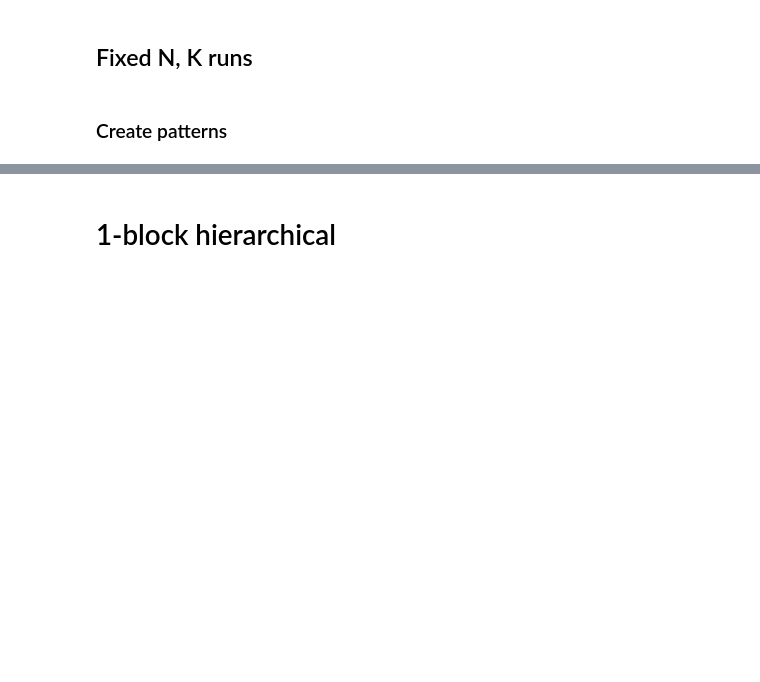
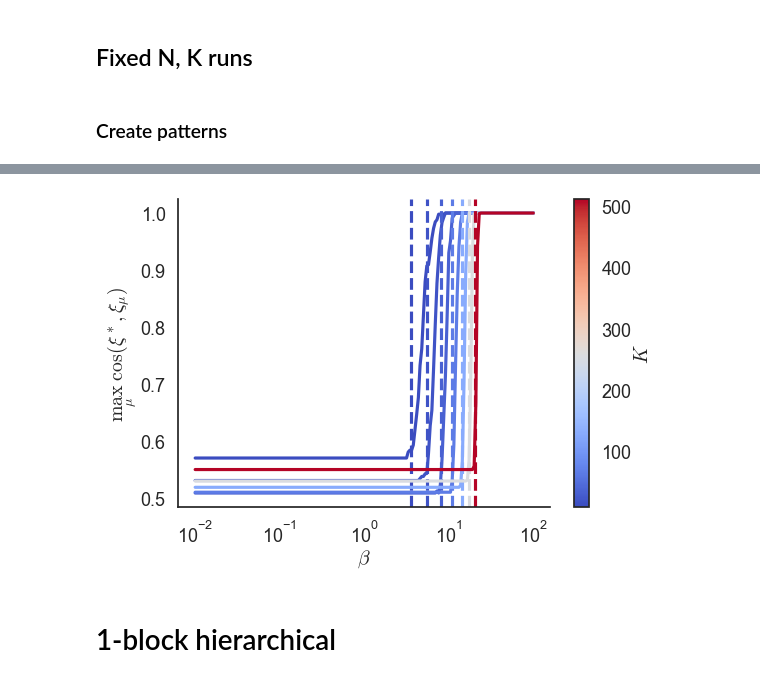
Before and after one commit to vicioms/MHN-Bif, a Jupyter notebook: testing_mhn.ipynb, the cells around one changed output, grey strips where cells are left out. Cells and saved outputs as stored; diff of their text form; code cells hidden in the pictures; blank space fills up the shorter version.

```diff
--- a/testing_mhn.ipynb
+++ b/testing_mhn.ipynb
@@ -60,12 +69,11 @@ for K in pbar:
     weights_fp_centered = torch.cat(weights_fp_centered, dim=0)
     H_fp = get_entropies(weights_fp).mean(dim=0)
     H_fp_centered = get_entropies(weights_fp_centered).mean(dim=0)
-    torch.save({ "N" : N, "K": K,
-                "betas": betas.cpu().numpy(),
-                 "patterns": patterns_collection.cpu().numpy(),
-                 "weights_fp": weights_fp.cpu().numpy(),
-                 "weights_fp_centered": weights_fp_centered.cpu().numpy()},
-                 "local_data/random_patterns_N={}_K={}.pt".format(N, K))
+    np.savez("local_data/random_patterns_N={}_K={}.npz".format(N, K), N=N,K=K,
+                betas = betas.cpu().numpy(),
+                 patterns = patterns_collection.cpu().numpy(),
+                 weights_fp = weights_fp.cpu().numpy(),
+                 weights_fp_centered = weights_fp_centered.cpu().numpy()})
     #fig, ax = plt.subplots()
     #ax.plot(betas.cpu(), H_fp.cpu(), label="FP")
     #ax.plot(betas.cpu(), H_fp_centered.cpu(), label="FP centered")
@@ -78,3 +128,40 @@ for K in pbar:
+# %%
+fig, ax = plt.subplots(figsize=(6, 4))
+
+cmap = mpl.colormaps["coolwarm"]
+norm = mpl.colors.Normalize(vmin=Ks_arr.min(), vmax=Ks_arr.max())
+colors = cmap(norm(Ks_arr))
+
+for color, K, sim_cent in zip(colors, Ks, similarities_fp_centered):
+    ax.plot(
+        betas,
+        sim_cent.max(axis=-1).mean(axis=0),
+        color=color,
+        label=f"K={K}",
+    )
+    ax.axvline(K/(1+sqrt(K/N))**2, ls='dashed', color=color)
+
+sm = mpl.cm.ScalarMappable(norm=norm, cmap=cmap)
+sm.set_array([])
+
+cbar = fig.colorbar(sm, ax=ax)
+cbar.set_label("$K$")
+
+ax.set_xscale("log")
+ax.set_xlabel("$\\beta$")
+ax.set_ylabel("$\\max_\\mu \\; \\cos(\\xi^*, \\xi_\\mu)$")
+
+
+
+fig.savefig(
+    f"plots/random_patterns_N={N}_max_cos.pdf",
+    dpi=300,
+    bbox_inches="tight",
+)
+
+plt.show()
+# %% [output]
+[figure, added]
 # %% [markdown]
 # 1-block hierarchical
 # %% [markdown]
```
Also changed, not shown: parts of 14 cells of this notebook, 24 other files.
